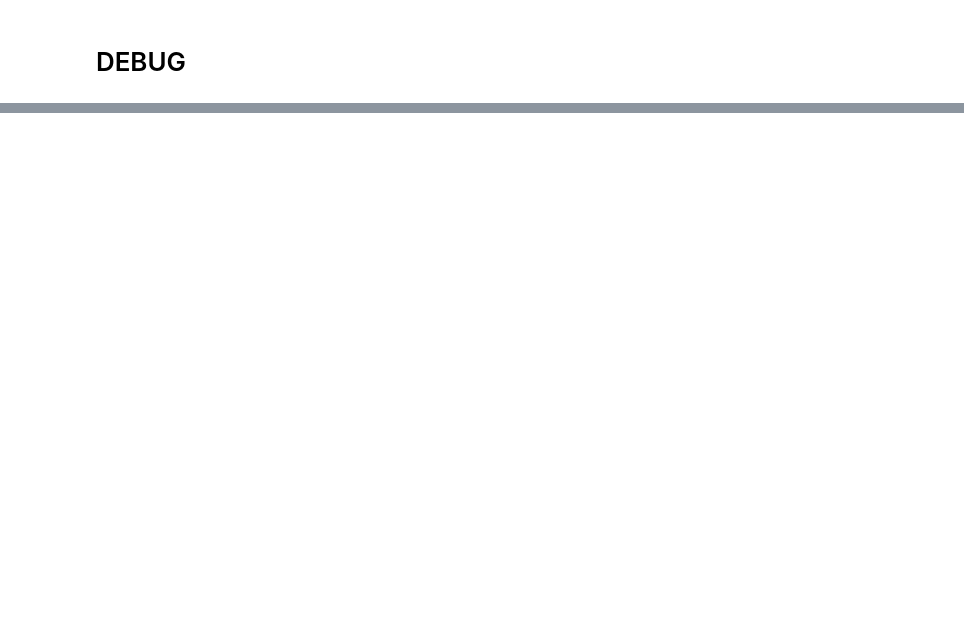
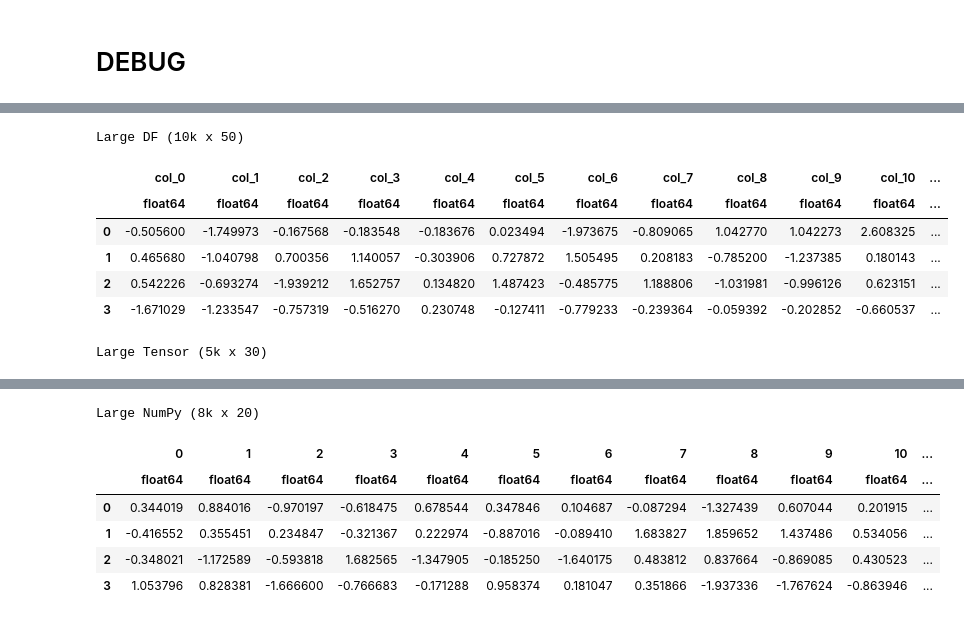
Before and after one commit to akseldkw07/kretsinger, a Jupyter notebook: kret_sandbox/dtt_debug.ipynb, the cells around one changed output, grey strips where cells are left out. Saved outputs shown, nothing was run; the diff lists cells and outputs as text; code cells hidden in the pictures; blank space fills up the shorter version.

```diff
--- a/kret_sandbox/dtt_debug.ipynb
+++ b/kret_sandbox/dtt_debug.ipynb
@@ -169,0 +143,11 @@ Large NumPy (8k x 20)
+# %%
+dtt([large_df, large_tensor, large_np, large_tensor], titles=titles, n=4, seed=0, how="head", num_cols=None)
+# %% [output]
+Large DF (10k x 50)
+|  | col_0 | col_1 | col_2 | col_3 | col_4 | col_5 | col_6 | col_7 | col_8 | col_9 | col_10 | ... |
+|  | float64 | float64 | float64 | float64 | float64 | float64 | float64 | float64 | float64 | float64 | float64 | ... |
+| 0 | -0.505600 | -1.749973 | -0.167568 | -0.183548 | -0.183676 | 0.023494 | -1.973675 | -0.809065 | 1.042770 | 1.042273 | 2.608325 | ... |
+| 1 | 0.465680 | -1.040798 | 0.700356 | 1.140057 | -0.303906 | 0.727872 | 1.505495 | 0.208183 | -0.785200 | -1.237385 | 0.180143 | ... |
+| 2 | 0.542226 | -0.693274 | -1.939212 | 1.652757 | 0.134820 | 1.487423 | -0.485775 | 1.188806 | -1.031981 | -0.996126 | 0.623151 | ... |
+| 3 | -1.671029 | -1.233547 | -0.757319 | -0.516270 | 0.230748 | -0.127411 | -0.779233 | -0.239364 | -0.059392 | -0.202852 | -0.660537 | ... |
+Large Tensor (5k x 30)
@@ -169,0 +160,7 @@ Large NumPy (8k x 20)
+Large NumPy (8k x 20)
+|  | 0 | 1 | 2 | 3 | 4 | 5 | 6 | 7 | 8 | 9 | 10 | ... |
+|  | float64 | float64 | float64 | float64 | float64 | float64 | float64 | float64 | float64 | float64 | float64 | ... |
+| 0 | 0.344019 | 0.884016 | -0.970197 | -0.618475 | 0.678544 | 0.347846 | 0.104687 | -0.087294 | -1.327439 | 0.607044 | 0.201915 | ... |
+| 1 | -0.416552 | 0.355451 | 0.234847 | -0.321367 | 0.222974 | -0.887016 | -0.089410 | 1.683827 | 1.859652 | 1.437486 | 0.534056 | ... |
+| 2 | -0.348021 | -1.172589 | -0.593818 | 1.682565 | -1.347905 | -0.185250 | -1.640175 | 0.483812 | 0.837664 | -0.869085 | 0.430523 | ... |
+| 3 | 1.053796 | 0.828381 | -1.666600 | -0.766683 | -0.171288 | 0.958374 | 0.181047 | 0.351866 | -1.937336 | -1.767624 | -0.863946 | ... |
```
Also changed, not shown: parts of 5 cells of this notebook, 3 other files.
